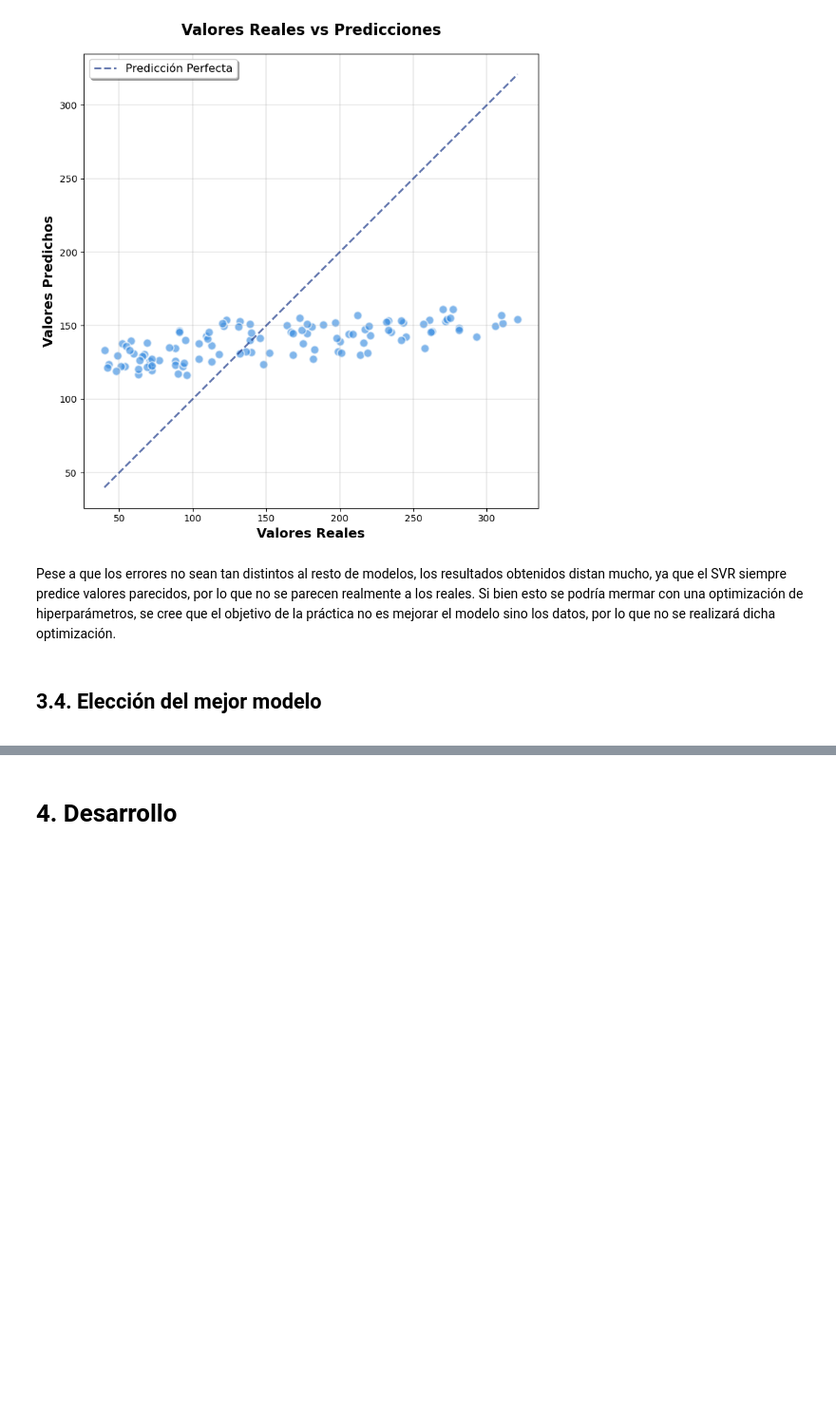
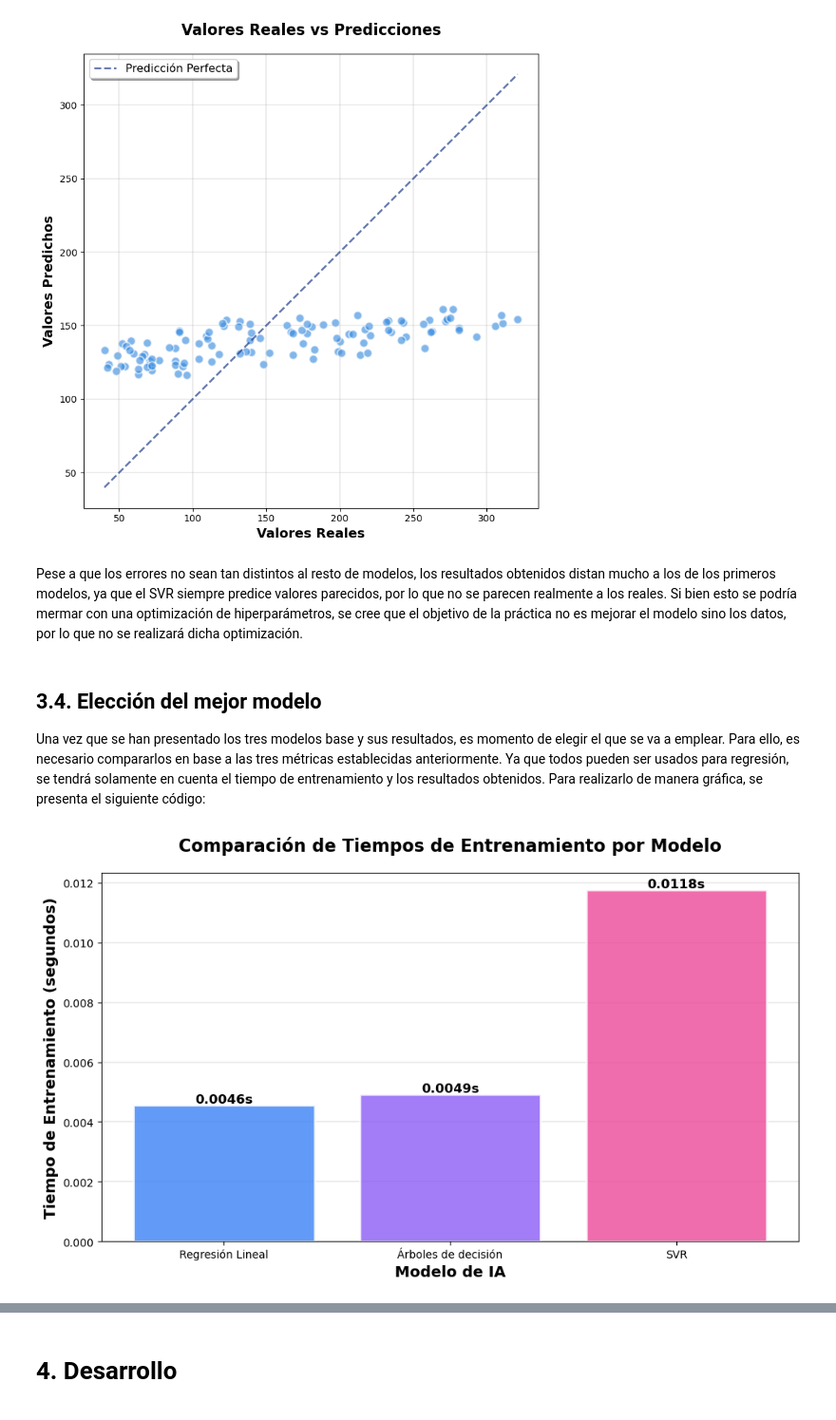
Before and after one commit to ManuGPR/BioIA, a Jupyter notebook: main.ipynb, the cells around one changed output, grey strips where cells are left out. Shown at 95% size. Drawn from its saved outputs; the diff is of its cells as text; code cells hidden in the pictures; blank space fills up the shorter version.

Commit message:
Modelo escogido

```diff
--- a/main.ipynb
+++ b/main.ipynb
@@ -328,7 +322,43 @@ plt.show()
 # %% [output]
 [figure]
 # %% [markdown]
-Pese a que los errores no sean tan distintos al resto de modelos, los resultados obtenidos distan mucho, ya que el SVR siempre predice valores parecidos, por lo que no se parecen realmente a los reales. Si bien esto se podría mermar con una optimización de hiperparámetros, se cree que el objetivo de la práctica no es mejorar el modelo sino los datos, por lo que no se realizará dicha optimización.
+Pese a que los errores no sean tan distintos al resto de modelos, los resultados obtenidos distan mucho a los de los primeros modelos, ya que el SVR siempre predice valores parecidos, por lo que no se parecen realmente a los reales. Si bien esto se podría mermar con una optimización de hiperparámetros, se cree que el objetivo de la práctica no es mejorar el modelo sino los datos, por lo que no se realizará dicha optimización.
 # %% [markdown]
 ## **3.4. Elección del mejor modelo**
 <a href="base-model-election"></a>
+
+Una vez que se han presentado los tres modelos base y sus resultados, es momento de elegir el que se va a emplear. Para ello, es necesario compararlos en base a las tres métricas establecidas anteriormente. Ya que todos pueden ser usados para regresión, se tendrá solamente en cuenta el tiempo de entrenamiento y los resultados obtenidos. Para realizarlo de manera gráfica, se presenta el siguiente código:
+# %%
+# Datos
+modelos = ["Regresión Lineal", "Árboles de decisión", "SVR"]
+tiempos = [lr_time, dt_time, svr_time]  # Sustituye con tus variables de tiempo
+colores = ['#3B82F6', '#8B5CF6', '#EC4899']  # Azul, Púrpura, Rosa
+
+# Creación del gráfico
+fig, ax = plt.subplots(figsize=(10, 6))
+
+bars = ax.bar(modelos, tiempos, color=colores, alpha=0.8,
+              edgecolor='white', linewidth=2)
+
+# Labels y título
+ax.set_xlabel('Modelo de IA', fontsize=14, fontweight='bold')
+ax.set_ylabel('Tiempo de Entrenamiento (segundos)', fontsize=14, fontweight='bold')
+ax.set_title('Comparación de Tiempos de Entrenamiento por Modelo',
+             fontsize=16, fontweight='bold', pad=20)
+
+# Añadir valores encima de las barras
+for bar in bars:
+    height = bar.get_height()
+    ax.text(bar.get_x() + bar.get_width()/2., height,
+            f'{height:.4f}s',
+            ha='center', va='bottom', fontsize=12, fontweight='bold')
+
+# Grid y estilo
+ax.grid(True, alpha=0.3, axis='y', linestyle='-', linewidth=1.2)
+ax.set_axisbelow(True)
+
+# Ajustar diseño
+plt.tight_layout()
+plt.show()
+# %% [output]
+[figure, added]
```
Also changed, not shown: parts of 5 cells of this notebook.
